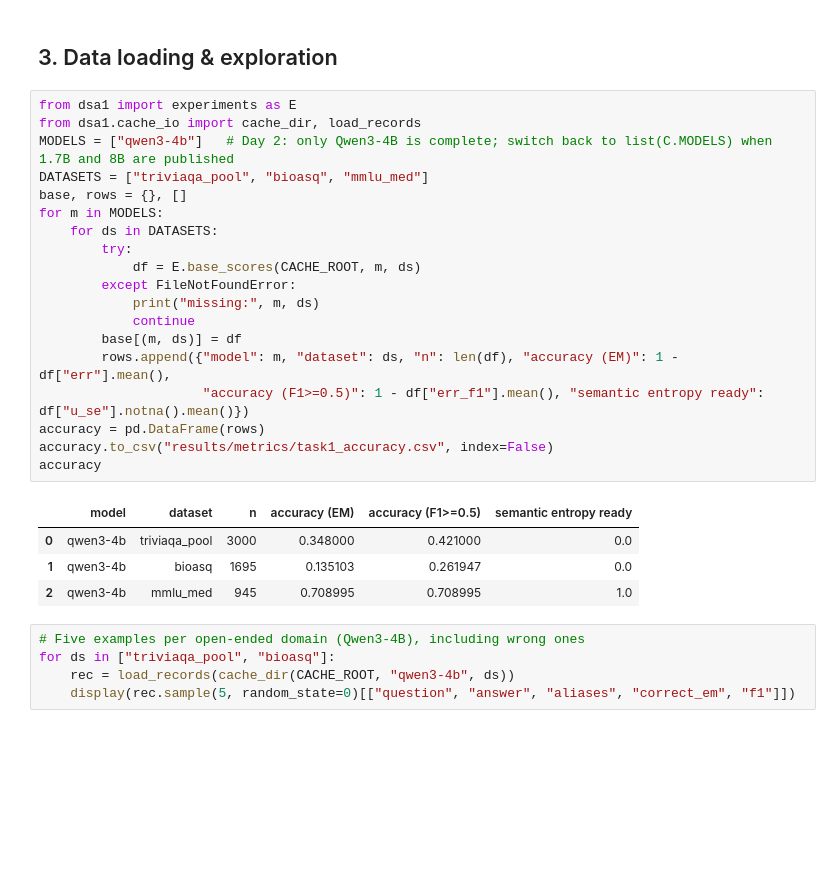
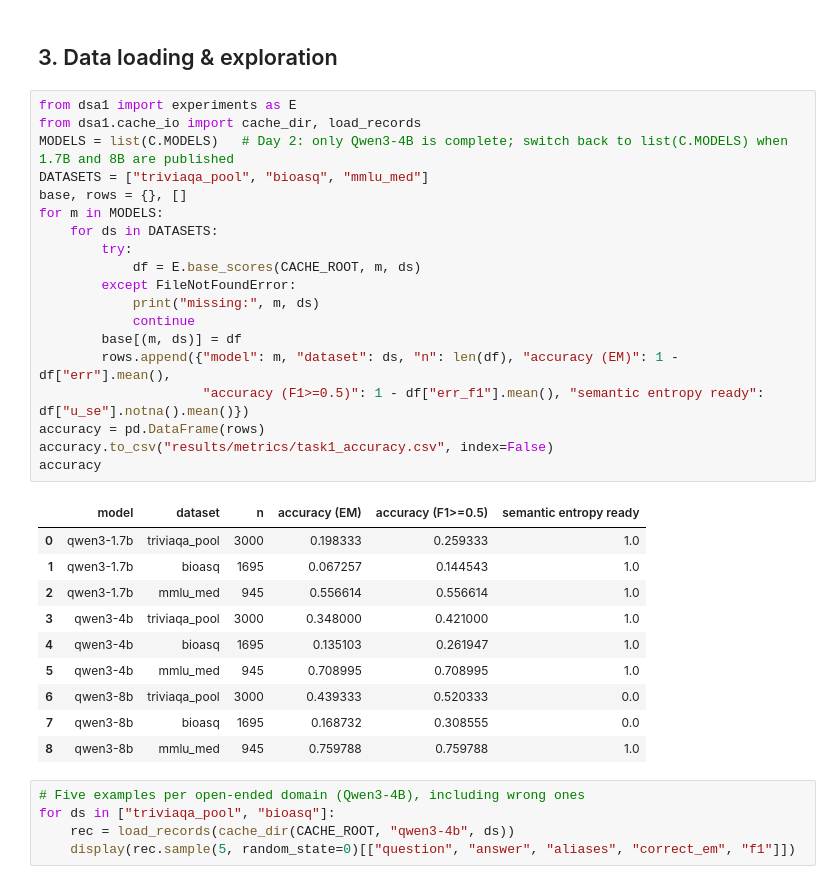
Before and after one commit to adiarora28/dsa1-conformal-abstention, a Jupyter notebook: notebooks/SaiAkhilSingade_Uncertainty_Scores.ipynb, the cells around one changed output. Saved outputs shown, nothing was run; the diff lists cells and outputs as text; blank space fills up the shorter version.

```diff
--- a/notebooks/SaiAkhilSingade_Uncertainty_Scores.ipynb
+++ b/notebooks/SaiAkhilSingade_Uncertainty_Scores.ipynb
@@ -95,27 +95,33 @@ seeds: [0, 1, 2, 3, 4] | sizes (seed 0): {'cal': 1000, 'test_triviaqa': 1000, 't
 # %%
 from dsa1 import experiments as E
 from dsa1.cache_io import cache_dir, load_records
-MODELS = ["qwen3-4b"]   # Day 2: only Qwen3-4B is complete; switch back to list(C.MODELS) when 1.7B and 8B are published
+MODELS = list(C.MODELS)   # Day 2: only Qwen3-4B is complete; switch back to list(C.MODELS) when 1.7B and 8B are published
 DATASETS = ["triviaqa_pool", "bioasq", "mmlu_med"]
 base, rows = {}, []
 for m in MODELS:
     for ds in DATASETS:
         try:
             df = E.base_scores(CACHE_ROOT, m, ds)
         except FileNotFoundError:
             print("missing:", m, ds)
             continue
         base[(m, ds)] = df
         rows.append({"model": m, "dataset": ds, "n": len(df), "accuracy (EM)": 1 - df["err"].mean(),
                      "accuracy (F1>=0.5)": 1 - df["err_f1"].mean(), "semantic entropy ready": df["u_se"].notna().mean()})
 accuracy = pd.DataFrame(rows)
 accuracy.to_csv("results/metrics/task1_accuracy.csv", index=False)
 accuracy
 # %% [output]
 |  | model | dataset | n | accuracy (EM) | accuracy (F1>=0.5) | semantic entropy ready |
-| 0 | qwen3-4b | triviaqa_pool | 3000 | 0.348000 | 0.421000 | 0.0 |
-| 1 | qwen3-4b | bioasq | 1695 | 0.135103 | 0.261947 | 0.0 |
-| 2 | qwen3-4b | mmlu_med | 945 | 0.708995 | 0.708995 | 1.0 |
+| 0 | qwen3-1.7b | triviaqa_pool | 3000 | 0.198333 | 0.259333 | 1.0 |
+| 1 | qwen3-1.7b | bioasq | 1695 | 0.067257 | 0.144543 | 1.0 |
+| 2 | qwen3-1.7b | mmlu_med | 945 | 0.556614 | 0.556614 | 1.0 |
+| 3 | qwen3-4b | triviaqa_pool | 3000 | 0.348000 | 0.421000 | 1.0 |
+| 4 | qwen3-4b | bioasq | 1695 | 0.135103 | 0.261947 | 1.0 |
+| 5 | qwen3-4b | mmlu_med | 945 | 0.708995 | 0.708995 | 1.0 |
+| 6 | qwen3-8b | triviaqa_pool | 3000 | 0.439333 | 0.520333 | 0.0 |
+| 7 | qwen3-8b | bioasq | 1695 | 0.168732 | 0.308555 | 0.0 |
+| 8 | qwen3-8b | mmlu_med | 945 | 0.759788 | 0.759788 | 1.0 |
 # %%
 # Five examples per open-ended domain (Qwen3-4B), including wrong ones
 for ds in ["triviaqa_pool", "bioasq"]:
```
Also changed, not shown: parts of 13 cells of this notebook, 4 other files.
